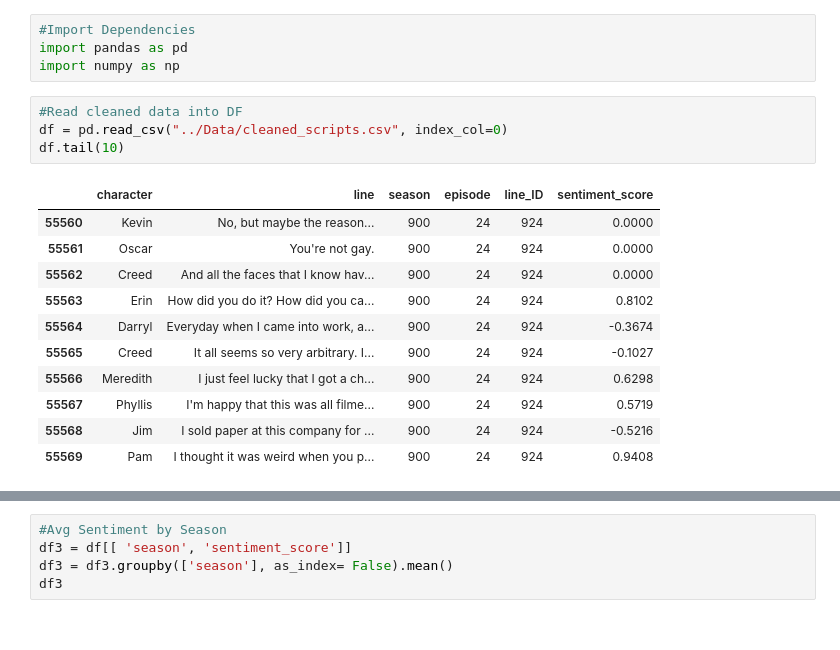
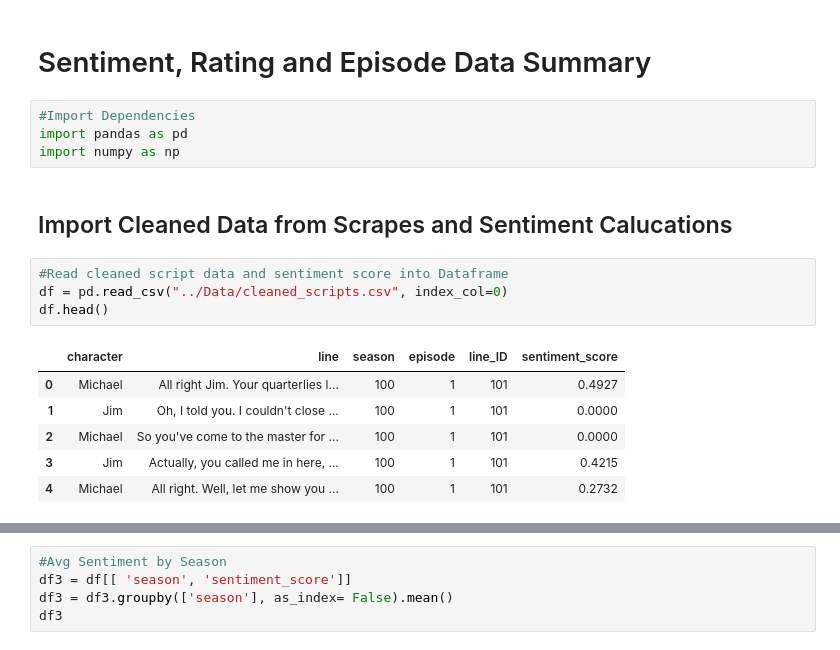
Before and after one commit to Kiehl012/Threat_Level_Midnight, a Jupyter notebook: kbradleyvogt/Sentiment Chart.ipynb, the cells around one changed output, grey strips where cells are left out. Cells and saved outputs as stored; diff of their text form.

```diff
--- a/kbradleyvogt/Sentiment Chart.ipynb
+++ b/kbradleyvogt/Sentiment Chart.ipynb
@@ -1,20 +1,19 @@
+# %% [markdown]
+# Sentiment, Rating and Episode Data Summary
 # %%
 #Import Dependencies
 import pandas as pd
 import numpy as np
+# %% [markdown]
+## Import Cleaned Data from Scrapes and Sentiment Calucations
 # %%
-#Read cleaned data into DF
+#Read cleaned script data and sentiment score into Dataframe
 df = pd.read_csv("../Data/cleaned_scripts.csv", index_col=0)
-df.tail(10)
+df.head()
 # %% [output]
 |  | character | line | season | episode | line_ID | sentiment_score |
-| 55560 | Kevin | No, but maybe the reason... | 900 | 24 | 924 | 0.0000 |
-| 55561 | Oscar | You're not gay. | 900 | 24 | 924 | 0.0000 |
-| 55562 | Creed | And all the faces that I know hav... | 900 | 24 | 924 | 0.0000 |
-| 55563 | Erin | How did you do it? How did you ca... | 900 | 24 | 924 | 0.8102 |
-| 55564 | Darryl | Everyday when I came into work, a... | 900 | 24 | 924 | -0.3674 |
-| 55565 | Creed | It all seems so very arbitrary. I... | 900 | 24 | 924 | -0.1027 |
-| 55566 | Meredith | I just feel lucky that I got a ch... | 900 | 24 | 924 | 0.6298 |
-| 55567 | Phyllis | I'm happy that this was all filme... | 900 | 24 | 924 | 0.5719 |
-| 55568 | Jim | I sold paper at this company for ... | 900 | 24 | 924 | -0.5216 |
-| 55569 | Pam | I thought it was weird when you p... | 900 | 24 | 924 | 0.9408 |
+| 0 | Michael | All right Jim. Your quarterlies l... | 100 | 1 | 101 | 0.4927 |
+| 1 | Jim | Oh, I told you. I couldn't close ... | 100 | 1 | 101 | 0.0000 |
+| 2 | Michael | So you've come to the master for ... | 100 | 1 | 101 | 0.0000 |
+| 3 | Jim | Actually, you called me in here, ... | 100 | 1 | 101 | 0.4215 |
+| 4 | Michael | All right. Well, let me show you ... | 100 | 1 | 101 | 0.2732 |
```
Also changed, not shown: parts of 24 cells of this notebook, 2 other files.
